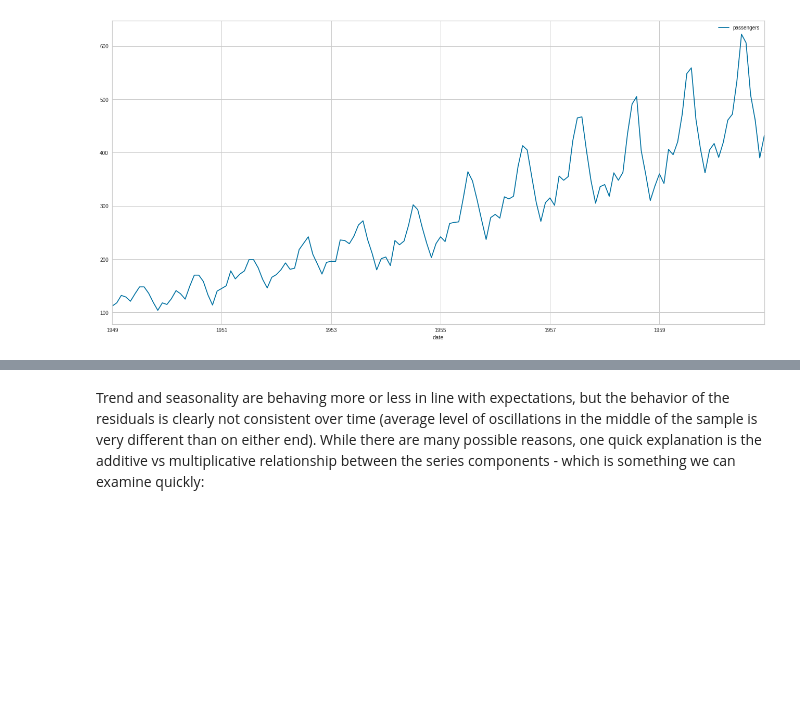
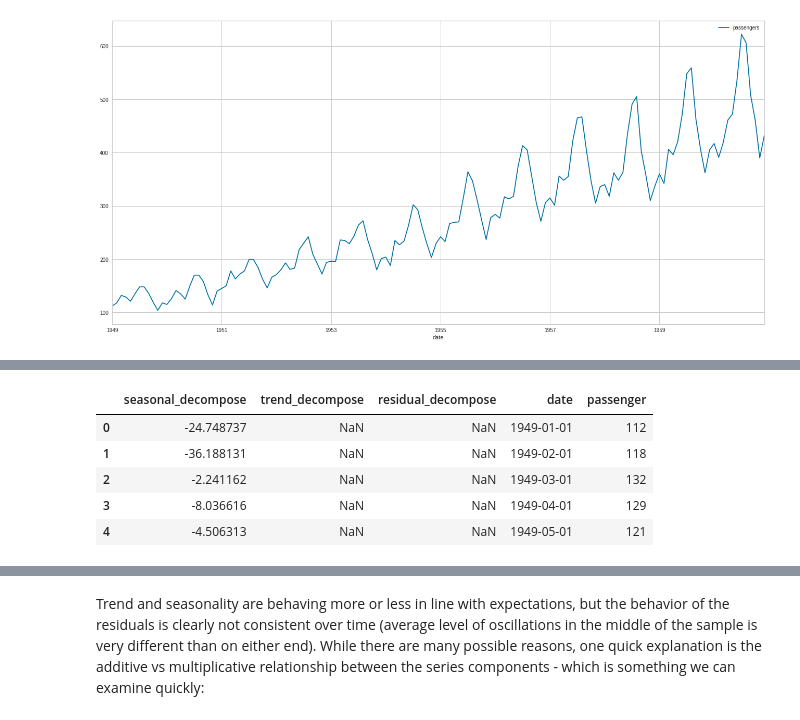
Before and after one commit to turkalpmd/time_series, a Jupyter notebook: code/TS-0.ipynb, the cells around one changed output, grey strips where cells are left out. Saved outputs shown, nothing was run; the diff lists cells and outputs as text; code cells hidden in the pictures; blank space fills up the shorter version.

```diff
--- a/code/TS-0.ipynb
+++ b/code/TS-0.ipynb
@@ -124,0 +248,17 @@ plt.show()
+# %%
+# decomposition
+decomposition = sm.tsa.seasonal_decompose(series["passengers"],period =12)
+decomposition_df = pd.DataFrame()
+decomposition_df["seasonal_decompose"] = decomposition.seasonal
+decomposition_df["trend_decompose"] = decomposition.trend
+decomposition_df["residual_decompose"] = decomposition.resid
+decomposition_df["date"] = series["date"]
+decomposition_df["passenger"] = series["passengers"]
+decomposition_df.head()
+# %% [output]
+|  | seasonal_decompose | trend_decompose | residual_decompose | date | passenger |
+| 0 | -24.748737 | NaN | NaN | 1949-01-01 | 112 |
+| 1 | -36.188131 | NaN | NaN | 1949-02-01 | 118 |
+| 2 | -2.241162 | NaN | NaN | 1949-03-01 | 132 |
+| 3 | -8.036616 | NaN | NaN | 1949-04-01 | 129 |
+| 4 | -4.506313 | NaN | NaN | 1949-05-01 | 121 |
```
Also changed, not shown: parts of 28 cells of this notebook, 2 other files.
